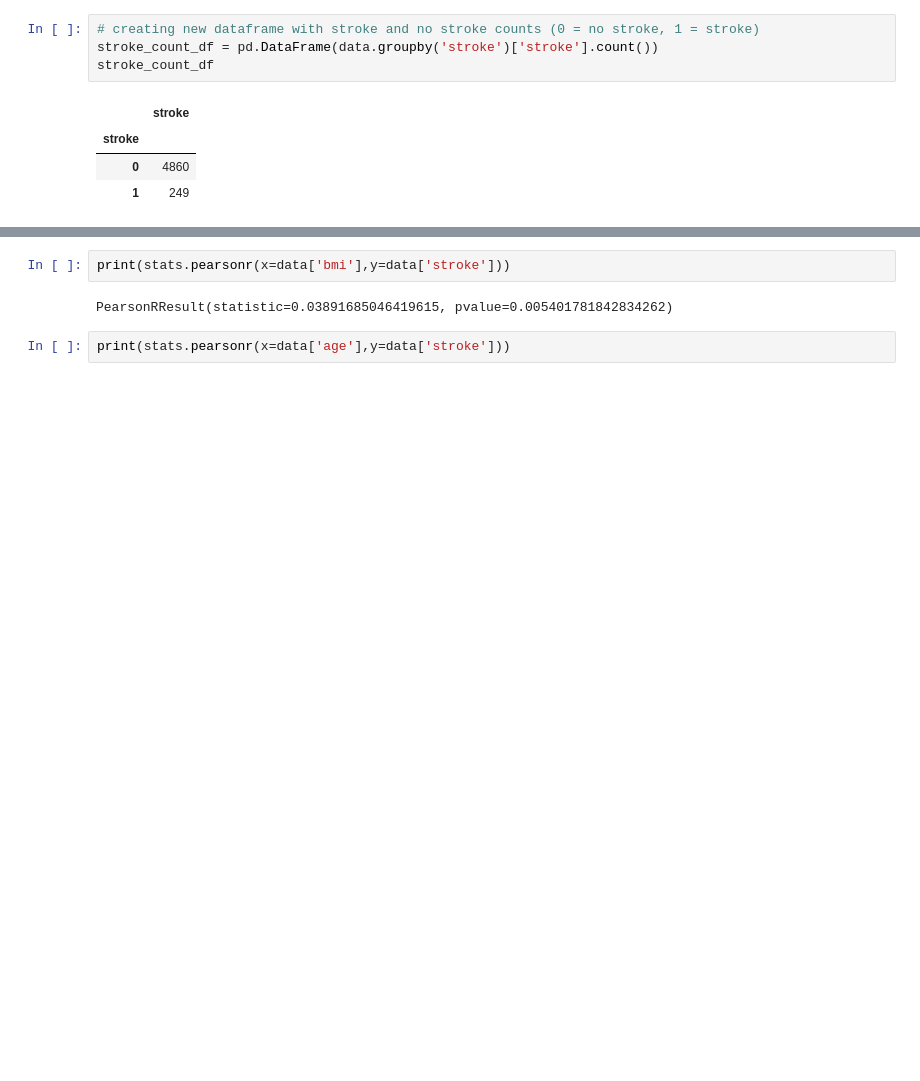
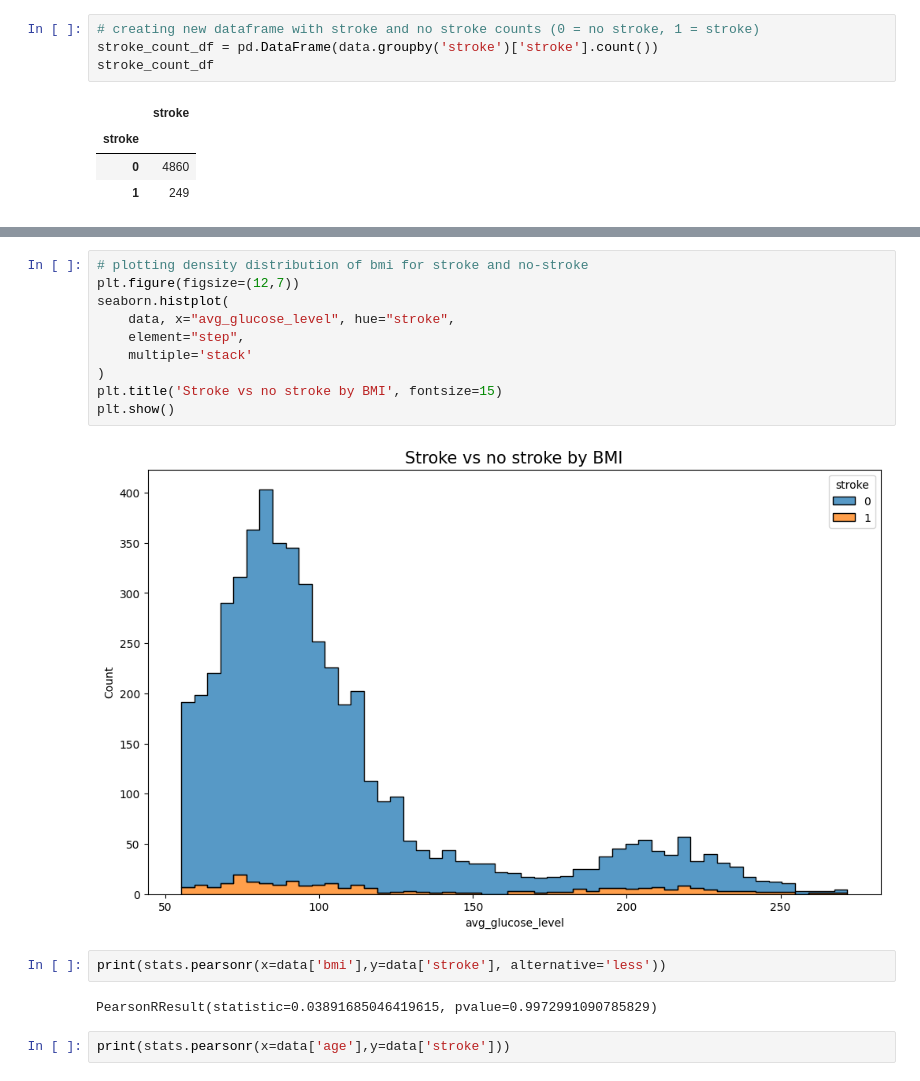
Before and after one commit to PeterHHartmann/aai-mandatory-1, a Jupyter notebook: project.ipynb, the cells around one changed output, grey strips where cells are left out. Drawn from its saved outputs; the diff is of its cells as text; blank space fills up the shorter version.

```diff
--- a/project.ipynb
+++ b/project.ipynb
@@ -102,7 +115,19 @@ plt.show()
+# %%
+# plotting density distribution of bmi for stroke and no-stroke
+plt.figure(figsize=(12,7))
+seaborn.histplot(
+    data, x="avg_glucose_level", hue="stroke",
+    element="step",
+    multiple='stack'
+)
+plt.title('Stroke vs no stroke by BMI', fontsize=15)
+plt.show()
+# %% [output]
+[figure, added]
 # %%
-print(stats.pearsonr(x=data['bmi'],y=data['stroke']))
+print(stats.pearsonr(x=data['bmi'],y=data['stroke'], alternative='less'))
 # %% [output]
-PearsonRResult(statistic=0.03891685046419615, pvalue=0.005401781842834262)
+PearsonRResult(statistic=0.03891685046419615, pvalue=0.9972991090785829)
 # %%
 print(stats.pearsonr(x=data['age'],y=data['stroke']))
 # %% [output]
```
Also changed, not shown: parts of 175 cells of this notebook.
